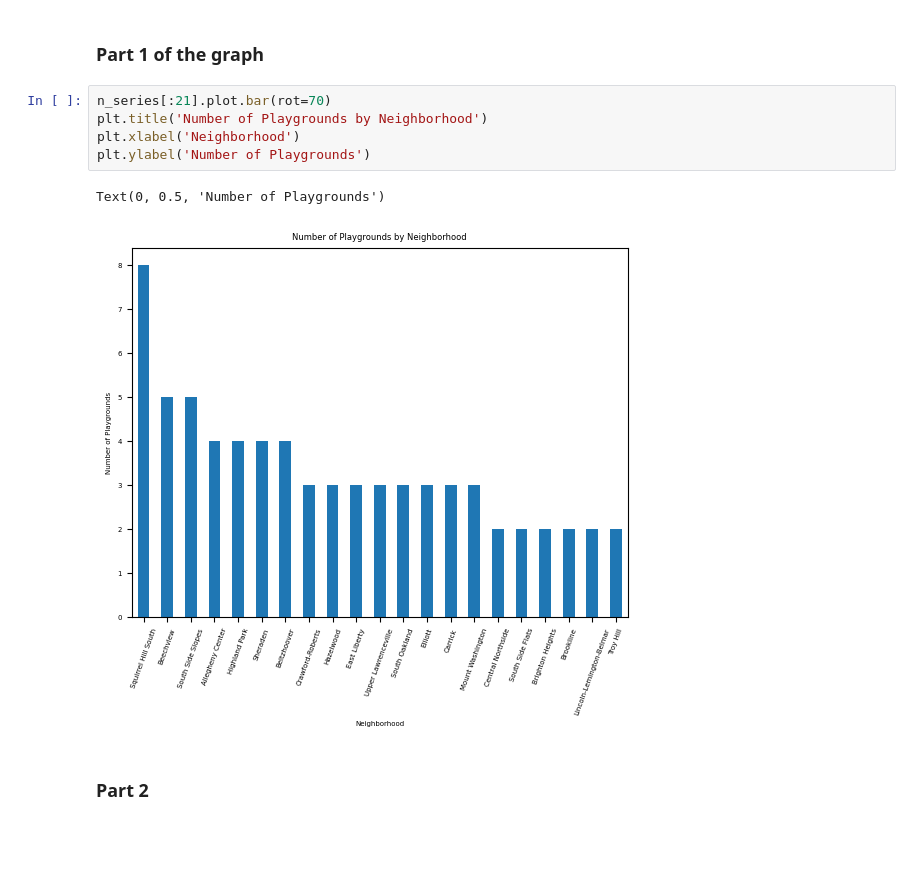
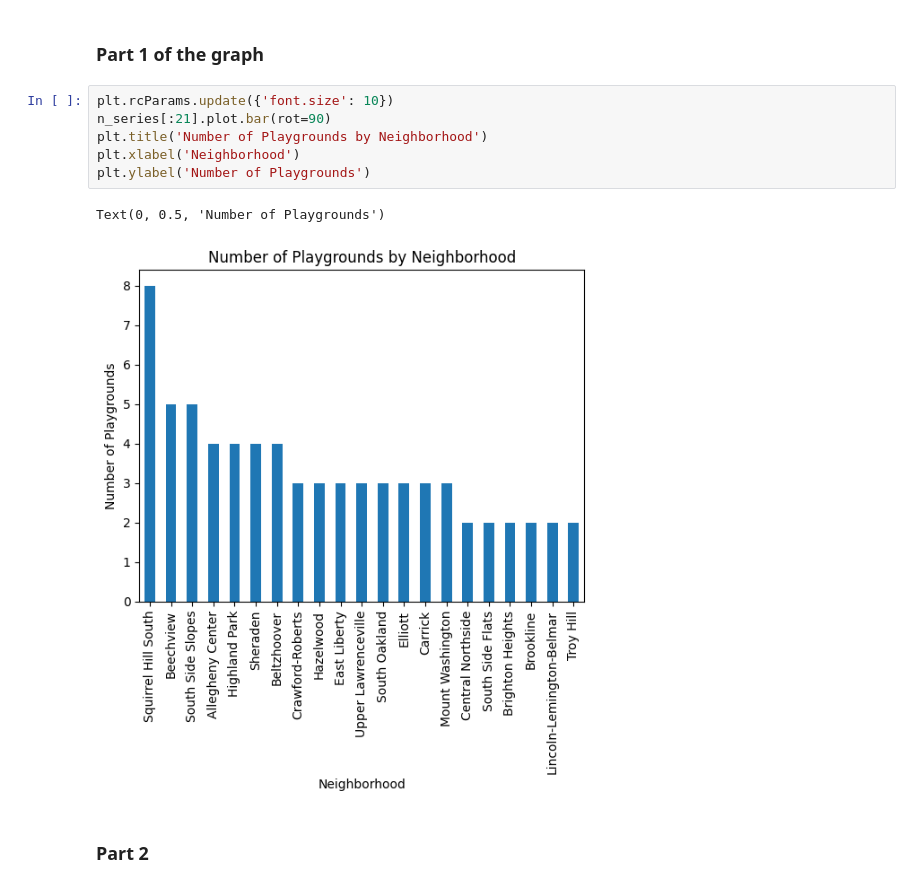
Before and after one commit to danielhufnagle/CMPINF0010FinalProj, a Jupyter notebook: playgrounds.ipynb, the cells around one changed output. Drawn from its saved outputs; the diff is of its cells as text; blank space fills up the shorter version.

```diff
--- a/playgrounds.ipynb
+++ b/playgrounds.ipynb
@@ -82,13 +82,14 @@ Text(0, 0.5, 'Number of Playgrounds')
 # %% [markdown]
 ### Part 1 of the graph
 # %%
-n_series[:21].plot.bar(rot=70)
+plt.rcParams.update({'font.size': 10})
+n_series[:21].plot.bar(rot=90)
 plt.title('Number of Playgrounds by Neighborhood')
 plt.xlabel('Neighborhood')
 plt.ylabel('Number of Playgrounds')
 # %% [output]
 Text(0, 0.5, 'Number of Playgrounds')
-[figure, old version]
+[figure, new version]
 # %% [markdown]
 ### Part 2
 # %%
```
Also changed, not shown: parts of 2 cells of this notebook, 2 other files.
